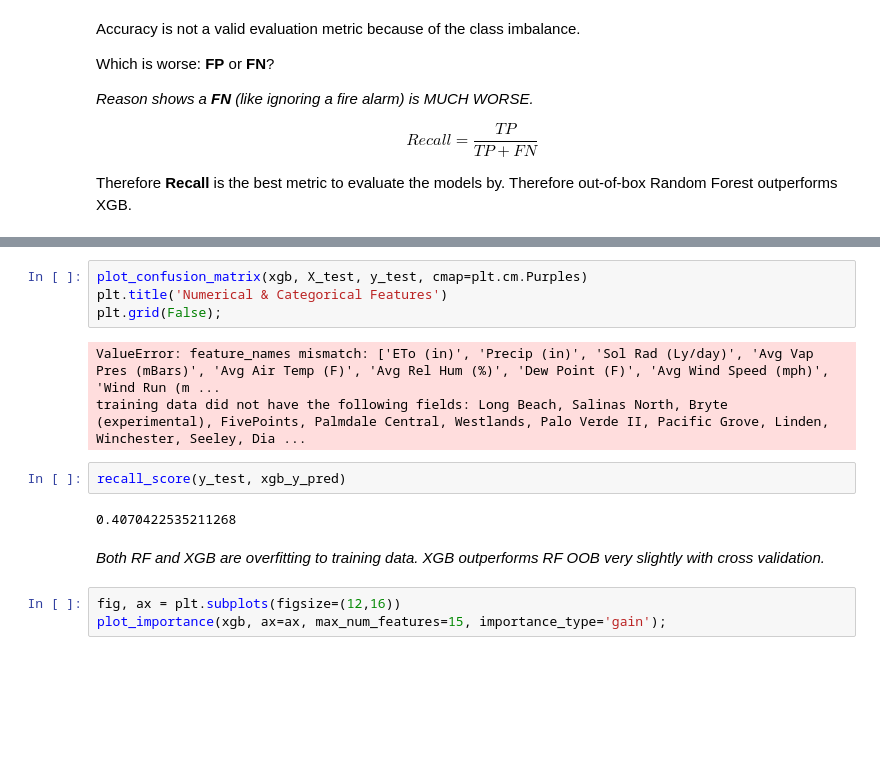
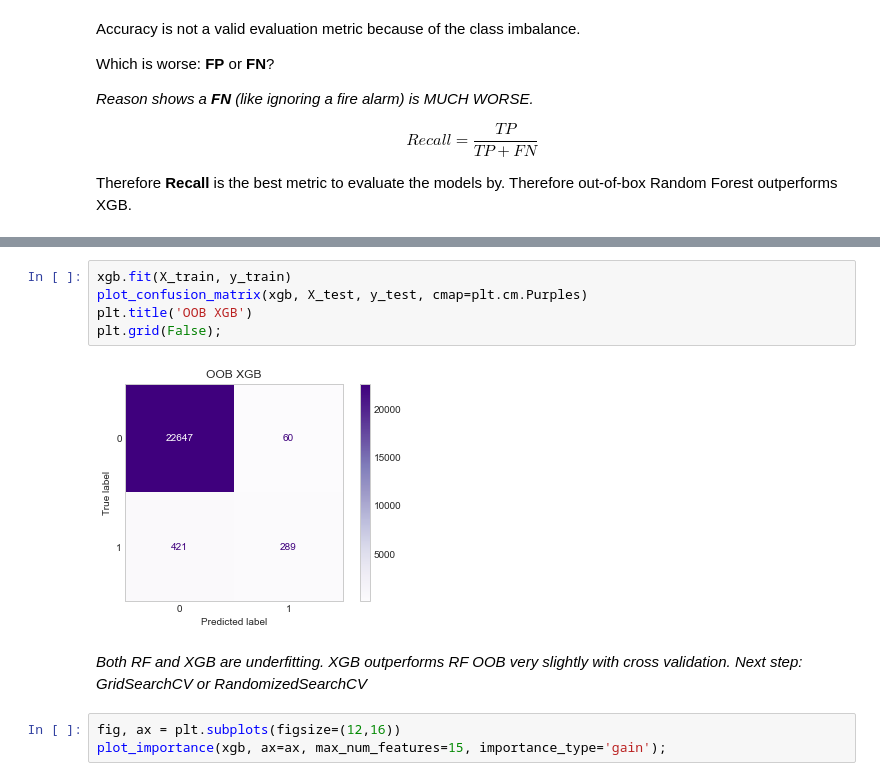
Before and after one commit to czaloumi/fire-risk-analysis, a Jupyter notebook: src/model-comparison.ipynb, the cells around one changed output, grey strips where cells are left out. Cells and saved outputs as stored; diff of their text form; blank space fills up the shorter version.

```diff
--- a/src/model-comparison.ipynb
+++ b/src/model-comparison.ipynb
@@ -99,16 +87,12 @@ weighted avg       0.98      0.98      0.98     23417
 # %%
+xgb.fit(X_train, y_train)
 plot_confusion_matrix(xgb, X_test, y_test, cmap=plt.cm.Purples)
-plt.title('Numerical & Categorical Features')
+plt.title('OOB XGB')
 plt.grid(False);
 # %% [output]
-ValueError: feature_names mismatch: ['ETo (in)', 'Precip (in)', 'Sol Rad (Ly/day)', 'Avg Vap Pres (mBars)', 'Avg Air Temp (F)', 'Avg Rel Hum (%)', 'Dew Point (F)', 'Avg Wind Speed (mph)', 'Wind Run (m ...
-training data did not have the following fields: Long Beach, Salinas North, Bryte (experimental), FivePoints, Palmdale Central, Westlands, Palo Verde II, Pacific Grove, Linden, Winchester, Seeley, Dia ...
+[figure, added]
-# %%
-recall_score(y_test, xgb_y_pred)
-# %% [output]
-0.4070422535211268
 # %% [markdown]
-*Both RF and XGB are overfitting to training data. XGB outperforms RF OOB very slightly with cross validation.*
+*Both RF and XGB are underfitting. XGB outperforms RF OOB very slightly with cross validation. Next step: GridSearchCV or RandomizedSearchCV*
 # %%
 fig, ax = plt.subplots(figsize=(12,16))
 plot_importance(xgb, ax=ax, max_num_features=15, importance_type='gain');
```
Also changed, not shown: parts of 8 cells of this notebook, 4 other files.
